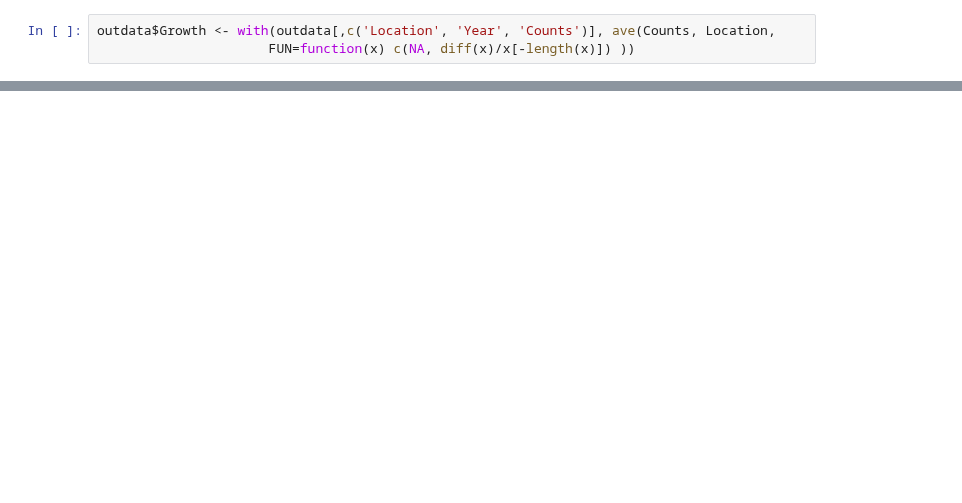
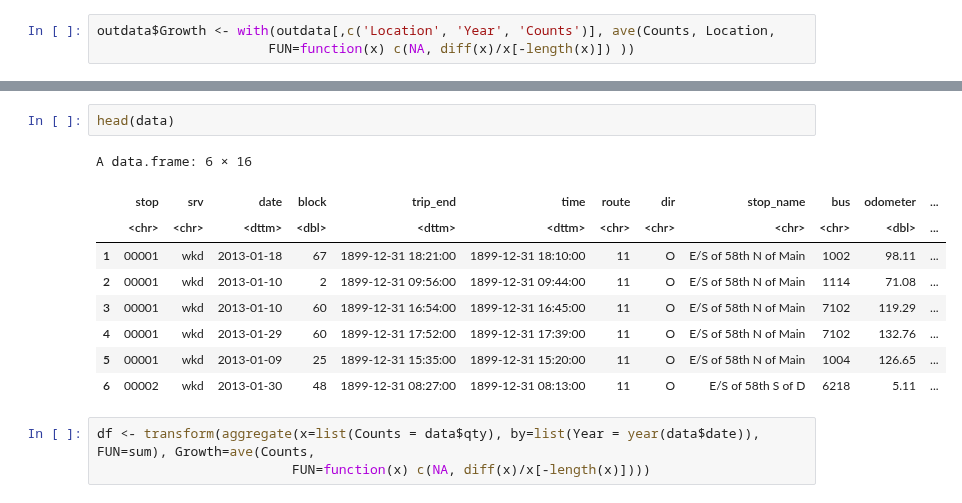
Before and after one commit to dongmeic/BikeCounting, a Jupyter notebook: BikeCounts/Explore_Bikes_On_Buses.ipynb, the cells around one changed output, grey strips where cells are left out. Drawn from its saved outputs; the diff is of its cells as text; blank space fills up the shorter version.

```diff
--- a/BikeCounts/Explore_Bikes_On_Buses.ipynb
+++ b/BikeCounts/Explore_Bikes_On_Buses.ipynb
@@ -220,0 +227,15 @@ ERROR: Error in eval(predvars, data, env): object 'Growth' not found
+# %%
+head(data)
+# %% [output]
+A data.frame: 6 × 16
+|  | stop | srv | date | block | trip_end | time | route | dir | stop_name | bus | odometer | ... |
+|  | <chr> | <chr> | <dttm> | <dbl> | <dttm> | <dttm> | <chr> | <chr> | <chr> | <chr> | <dbl> | ... |
+| 1 | 00001 | wkd | 2013-01-18 | 67 | 1899-12-31 18:21:00 | 1899-12-31 18:10:00 | 11 | O | E/S of 58th N of Main | 1002 | 98.11 | ... |
+| 2 | 00001 | wkd | 2013-01-10 | 2 | 1899-12-31 09:56:00 | 1899-12-31 09:44:00 | 11 | O | E/S of 58th N of Main | 1114 | 71.08 | ... |
+| 3 | 00001 | wkd | 2013-01-10 | 60 | 1899-12-31 16:54:00 | 1899-12-31 16:45:00 | 11 | O | E/S of 58th N of Main | 7102 | 119.29 | ... |
+| 4 | 00001 | wkd | 2013-01-29 | 60 | 1899-12-31 17:52:00 | 1899-12-31 17:39:00 | 11 | O | E/S of 58th N of Main | 7102 | 132.76 | ... |
+| 5 | 00001 | wkd | 2013-01-09 | 25 | 1899-12-31 15:35:00 | 1899-12-31 15:20:00 | 11 | O | E/S of 58th N of Main | 1004 | 126.65 | ... |
+| 6 | 00002 | wkd | 2013-01-30 | 48 | 1899-12-31 08:27:00 | 1899-12-31 08:13:00 | 11 | O | E/S of 58th S of D | 6218 | 5.11 | ... |
+# %%
+df <- transform(aggregate(x=list(Counts = data$qty), by=list(Year = year(data$date)), FUN=sum), Growth=ave(Counts,
+                         FUN=function(x) c(NA, diff(x)/x[-length(x)])))
```
Also changed, not shown: parts of 22 cells of this notebook.
